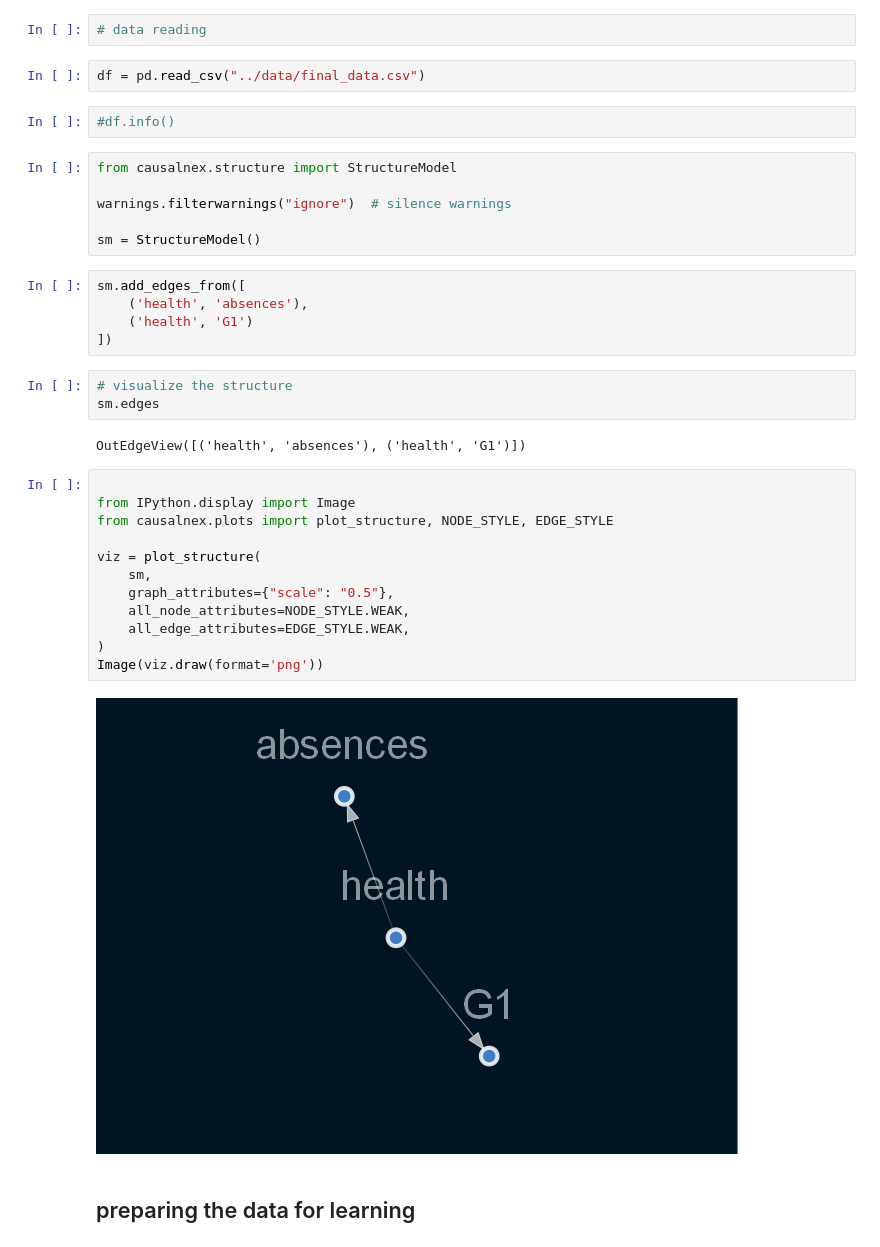
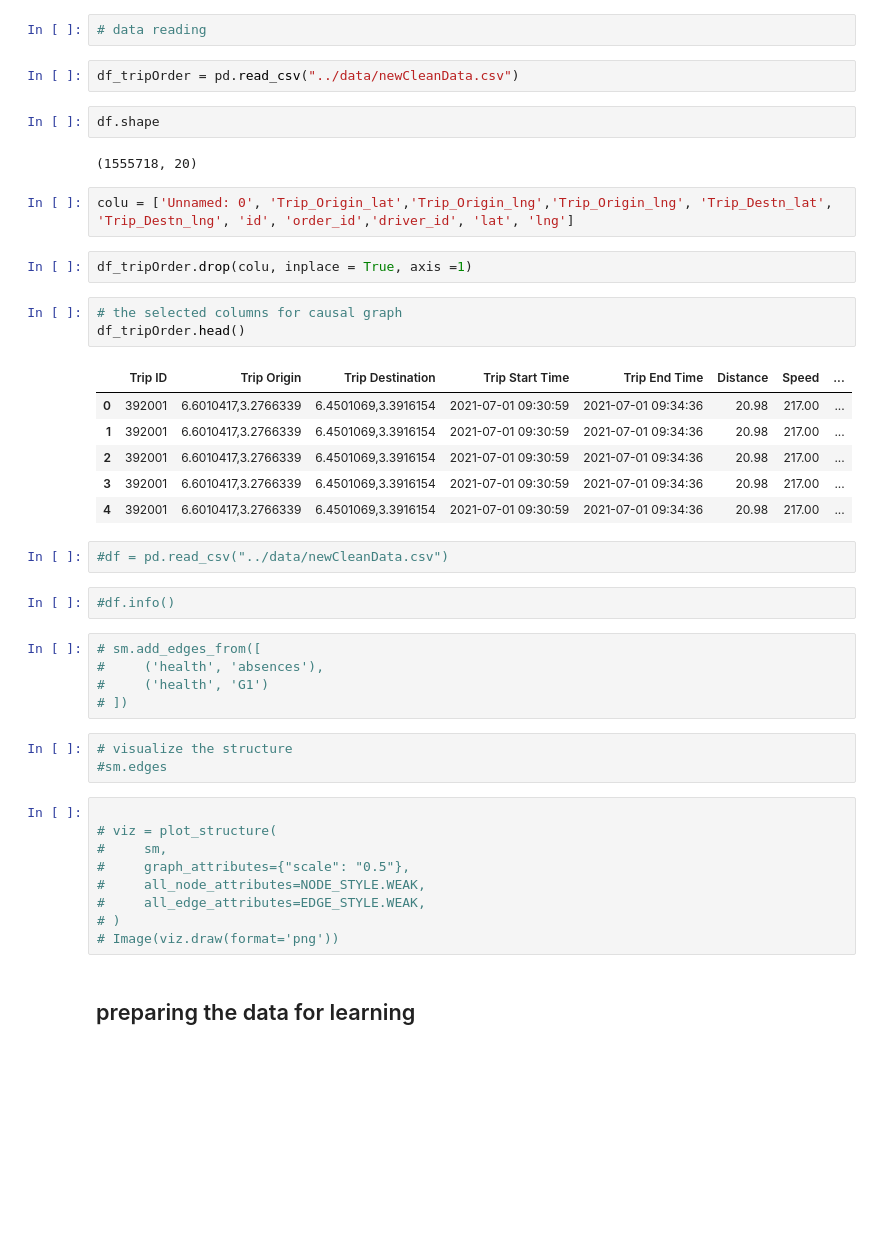
Before and after one commit to ekubay/Logistic-optimization, a Jupyter notebook: notebooks/causalGraphmodel.ipynb, the cells around one changed output. Cells and saved outputs as stored; diff of their text form; blank space fills up the shorter version.

```diff
--- a/notebooks/causalGraphmodel.ipynb
+++ b/notebooks/causalGraphmodel.ipynb
@@ -21,39 +27,46 @@ sys.path.append(os.path.abspath(os.path.join('../scripts')))
 # %%
 # data reading
 # %%
-df = pd.read_csv("../data/final_data.csv")
+df_tripOrder = pd.read_csv("../data/newCleanData.csv")
+# %%
+df.shape
+# %% [output]
+(1555718, 20)
+# %%
+colu = ['Unnamed: 0', 'Trip_Origin_lat','Trip_Origin_lng','Trip_Origin_lng', 'Trip_Destn_lat', 'Trip_Destn_lng', 'id', 'order_id','driver_id', 'lat', 'lng']
+# %%
+df_tripOrder.drop(colu, inplace = True, axis =1)
+# %%
+# the selected columns for causal graph
+df_tripOrder.head()
+# %% [output]
+|  | Trip ID | Trip Origin | Trip Destination | Trip Start Time | Trip End Time | Distance | Speed | ... |
+| 0 | 392001 | 6.6010417,3.2766339 | 6.4501069,3.3916154 | 2021-07-01 09:30:59 | 2021-07-01 09:34:36 | 20.98 | 217.00 | ... |
+| 1 | 392001 | 6.6010417,3.2766339 | 6.4501069,3.3916154 | 2021-07-01 09:30:59 | 2021-07-01 09:34:36 | 20.98 | 217.00 | ... |
+| 2 | 392001 | 6.6010417,3.2766339 | 6.4501069,3.3916154 | 2021-07-01 09:30:59 | 2021-07-01 09:34:36 | 20.98 | 217.00 | ... |
+| 3 | 392001 | 6.6010417,3.2766339 | 6.4501069,3.3916154 | 2021-07-01 09:30:59 | 2021-07-01 09:34:36 | 20.98 | 217.00 | ... |
+| 4 | 392001 | 6.6010417,3.2766339 | 6.4501069,3.3916154 | 2021-07-01 09:30:59 | 2021-07-01 09:34:36 | 20.98 | 217.00 | ... |
+# %%
+#df = pd.read_csv("../data/newCleanData.csv")
 # %%
 #df.info()
-# %%
-from causalnex.structure import StructureModel
-
-warnings.filterwarnings("ignore")  # silence warnings
-
-sm = StructureModel()
 # %%
-sm.add_edges_from([
-    ('health', 'absences'),
-    ('health', 'G1')
-])
+# sm.add_edges_from([
+#     ('health', 'absences'),
+#     ('health', 'G1')
+# ])
 # %%
 # visualize the structure
-sm.edges
+#sm.edges
-# %% [output]
-OutEdgeView([('health', 'absences'), ('health', 'G1')])
 # %%
 
-from IPython.display import Image
-from causalnex.plots import plot_structure, NODE_STYLE, EDGE_STYLE
-
-viz = plot_structure(
-    sm,
-    graph_attributes={"scale": "0.5"},
-    all_node_attributes=NODE_STYLE.WEAK,
-    all_edge_attributes=EDGE_STYLE.WEAK,
-)
-Image(viz.draw(format='png'))
+# viz = plot_structure(
+#     sm,
+#     graph_attributes={"scale": "0.5"},
+#     all_node_attributes=NODE_STYLE.WEAK,
+#     all_edge_attributes=EDGE_STYLE.WEAK,
+# )
+# Image(viz.draw(format='png'))
-# %% [output]
-[figure, removed]
 # %% [markdown]
 ## preparing the data for learning
 # %%
```
Also changed, not shown: parts of 20 cells of this notebook.
